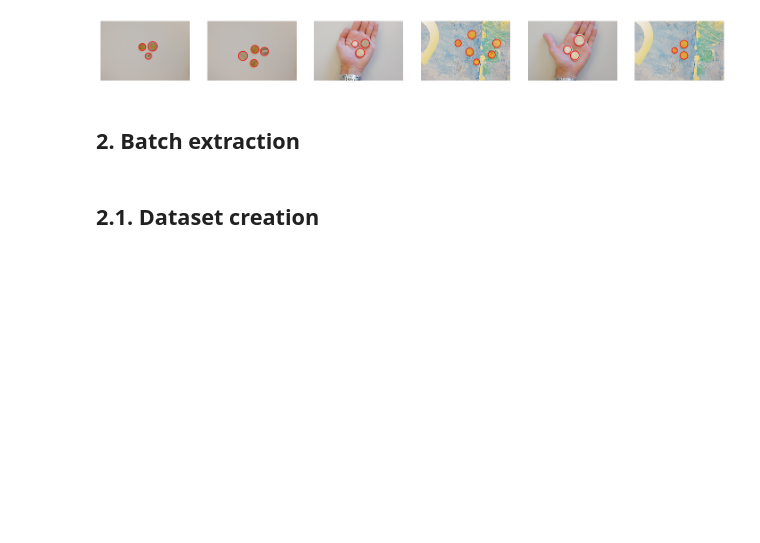
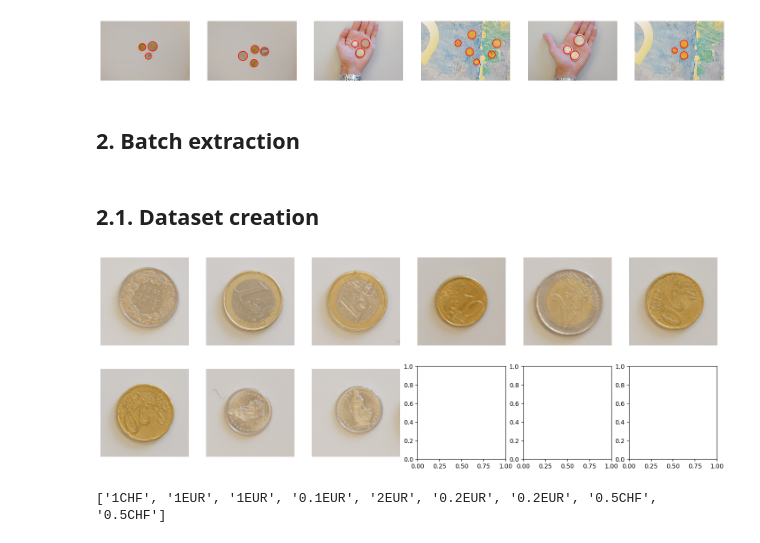
Before and after one commit to avray02/iapr_proj, a Jupyter notebook: create_dataset.ipynb, the cells around one changed output. Drawn from its saved outputs; the diff is of its cells as text; code cells hidden in the pictures; blank space fills up the shorter version.

```diff
--- a/create_dataset.ipynb
+++ b/create_dataset.ipynb
@@ -212,33 +199,39 @@ coins_labels.append([labels[-1],labels[7],labels[0],labels[12],labels[11],labels
 coins_labels.append([labels[9],labels[0],labels[9],labels[12],labels[8],labels[14],labels[13],labels[13]])
 coins_labels.append([labels[1],labels[7],labels[10]])
 coins_labels.append([labels[0],labels[1],labels[5],labels[13],labels[-1]])
 coins_labels.append([labels[0],labels[7],labels[-1]])
 
 coins_labels.append([labels[1],labels[4],labels[3],labels[5]])
 coins_labels.append([labels[7],labels[12],labels[3],labels[13]])
 coins_labels.append([labels[-1]])
 coins_labels.append([labels[0],labels[-1]])
 coins_labels.append([labels[-1],labels[10],labels[-1],labels[10],labels[12]])
 coins_labels.append([labels[2],labels[1],labels[9],labels[-1],labels[6]])
 coins_labels.append([labels[11],labels[14],labels[6]])
 coins_labels.append([labels[0],labels[7],labels[0],labels[-1],labels[7],labels[9],labels[13],labels[-1]])
 coins_labels.append([labels[2],labels[10],labels[4],labels[5],labels[6],labels[14]])
 coins_labels.append([labels[-1],labels[6],labels[3],labels[5],labels[11]])
 
 coins_labels.append([labels[0],labels[7],labels[-1]])
 coins_labels.append([labels[8],labels[7],labels[9],labels[7],labels[5],labels[4],labels[12],labels[3],
                     labels[0],labels[-1],labels[6],labels[11],labels[13],labels[12],labels[6],labels[14],
                     labels[13]])
 coins_labels.append([labels[1],labels[2],labels[-1],labels[13],labels[6]])
 coins_labels.append([labels[1],labels[2],labels[3],labels[3],labels[1]])
 coins_labels.append([labels[1],labels[1],labels[9],labels[12],labels[10],labels[6],labels[-1],labels[14]])
 coins_labels.append([labels[1],labels[7],labels[2],labels[1],labels[10],labels[11]])
 coins_labels.append([labels[9],labels[10],labels[10],labels[11]])
 coins_labels.append([labels[-1]])
 coins_labels.append([labels[-1],labels[-1],labels[9]])
 coins_labels.append([labels[8],labels[7],labels[9],labels[11],labels[12],labels[10],labels[13],labels[14]])
 
 coins_labels.append([labels[-1],labels[-1]])
+
+plot_coins(x[0],coins[0])
+print(coins_labels[0])
+# %% [output]
+[figure, added]
+['1CHF', '1EUR', '1EUR', '0.1EUR', '2EUR', '0.2EUR', '0.2EUR', '0.5CHF', '0.5CHF']
 # %%
 coins_list = [coin for coins_img in coins for coin in coins_img]
 labels_list = [label for labels_img in coins_labels for label in labels_img]
```
Also changed, not shown: parts of 3 cells of this notebook, 4 other files.
